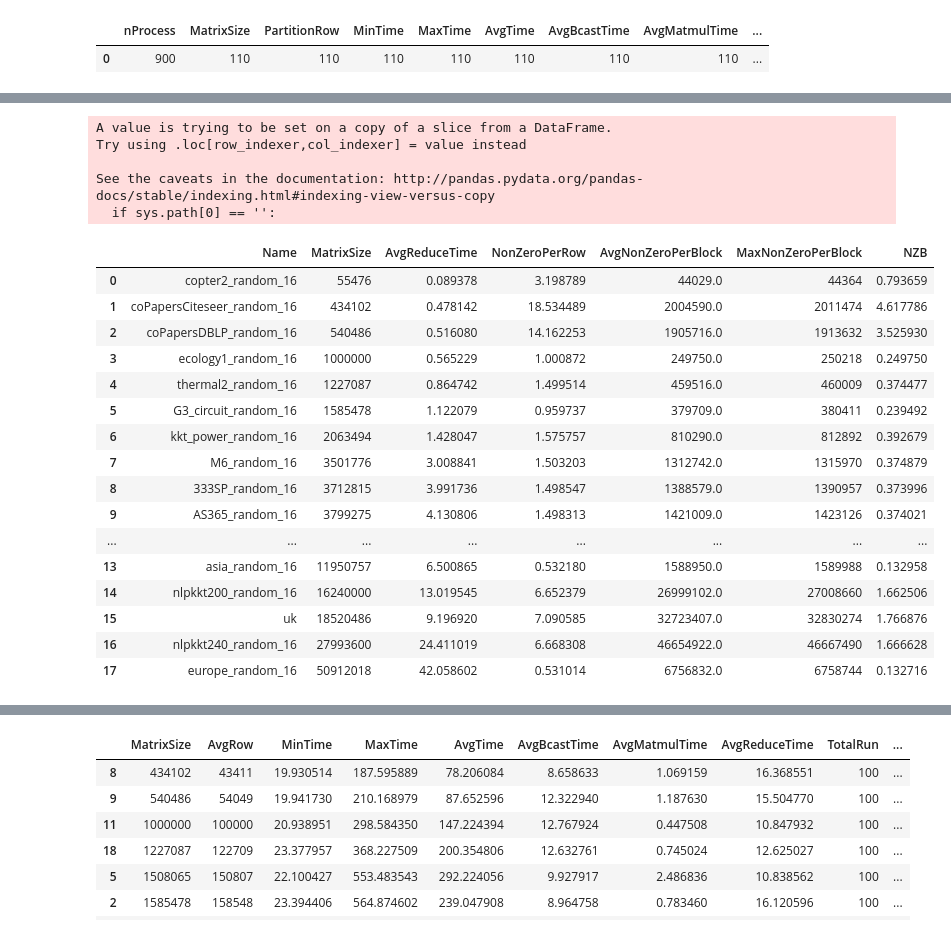
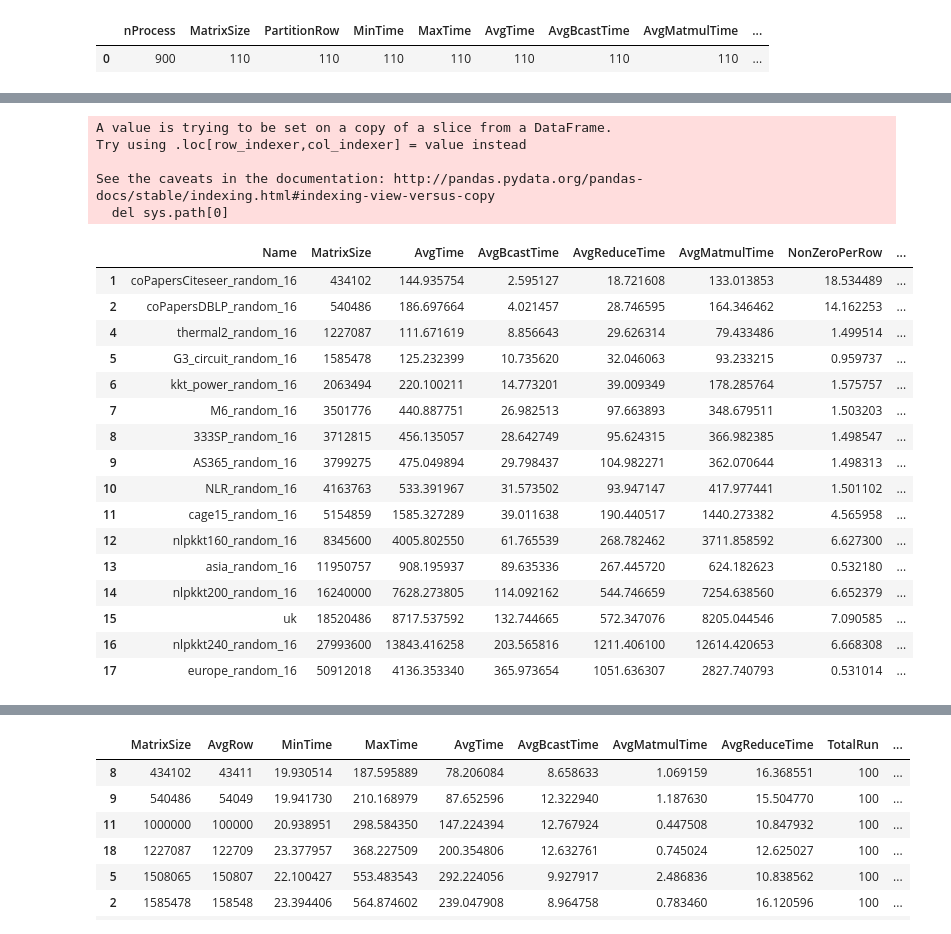
Before and after one commit to marufdsi/matvec-sparse, a Jupyter notebook: New Model for Workshop.ipynb, the cells around one changed output, grey strips where cells are left out. Drawn from its saved outputs; the diff is of its cells as text; code cells hidden in the pictures.

Commit message:
2D matrix multiplication updated

```diff
--- a/New Model for Workshop.ipynb
+++ b/New Model for Workshop.ipynb
@@ -64,38 +51,41 @@ skylake_2d
 # %%
+skylake_2d = pd.read_csv("Skylake_CSR_Random_BrCast_Reduce_SpMV.csv")
 skylake_2d_16 = skylake_2d[skylake_2d["nProcess"] == 16]
 skylake_2d_16 = skylake_2d_16.groupby("Name").mean()
 skylake_2d_16 = skylake_2d_16.reset_index()
 skylake_2d_16 = skylake_2d_16.sort_values(by=["AvgRow"])
 skylake_2d_16 = skylake_2d_16.reset_index(drop=True)
 
-skylake_2d_16.plot(kind="bar", x="MatrixSize", y="AvgReduceTime")
-data = skylake_2d_16[["Name", "MatrixSize", "AvgReduceTime", "NonZeroPerRow", "AvgNonZeroPerBlock", "MaxNonZeroPerBlock"]]
+skylake_2d_16.plot(kind="bar", x="Name", y="AvgReduceTime", color=color_list1[0])
+data = skylake_2d_16[["Name", "MatrixSize", "AvgTime", "AvgBcastTime", "AvgReduceTime", "AvgMatmulTime", "NonZeroPerRow", "AvgNonZeroPerBlock", "MaxNonZeroPerBlock"]]
 ratio = []
 for index,row in data.iterrows():
     ratio.append(row["AvgNonZeroPerBlock"]/row["MatrixSize"])
 data["NZB"] = ratio
+data = data[~data["Name"].str.contains('copter', regex=True)]
+data = data[~data["Name"].str.contains('ecology', regex=True)]
 data
 # %% [output]
 A value is trying to be set on a copy of a slice from a DataFrame.
 Try using .loc[row_indexer,col_indexer] = value instead
 
 See the caveats in the documentation: http://pandas.pydata.org/pandas-docs/stable/indexing.html#indexing-view-versus-copy
-  if sys.path[0] == '':
+  del sys.path[0]
-|  | Name | MatrixSize | AvgReduceTime | NonZeroPerRow | AvgNonZeroPerBlock | MaxNonZeroPerBlock | NZB |
-| 0 | copter2_random_16 | 55476 | 0.089378 | 3.198789 | 44029.0 | 44364 | 0.793659 |
-| 1 | coPapersCiteseer_random_16 | 434102 | 0.478142 | 18.534489 | 2004590.0 | 2011474 | 4.617786 |
-| 2 | coPapersDBLP_random_16 | 540486 | 0.516080 | 14.162253 | 1905716.0 | 1913632 | 3.525930 |
-| 3 | ecology1_random_16 | 1000000 | 0.565229 | 1.000872 | 249750.0 | 250218 | 0.249750 |
-| 4 | thermal2_random_16 | 1227087 | 0.864742 | 1.499514 | 459516.0 | 460009 | 0.374477 |
-| 5 | G3_circuit_random_16 | 1585478 | 1.122079 | 0.959737 | 379709.0 | 380411 | 0.239492 |
-| 6 | kkt_power_random_16 | 2063494 | 1.428047 | 1.575757 | 810290.0 | 812892 | 0.392679 |
-| 7 | M6_random_16 | 3501776 | 3.008841 | 1.503203 | 1312742.0 | 1315970 | 0.374879 |
-| 8 | 333SP_random_16 | 3712815 | 3.991736 | 1.498547 | 1388579.0 | 1390957 | 0.373996 |
-| 9 | AS365_random_16 | 3799275 | 4.130806 | 1.498313 | 1421009.0 | 1423126 | 0.374021 |
-| ... | ... | ... | ... | ... | ... | ... | ... |
-| 13 | asia_random_16 | 11950757 | 6.500865 | 0.532180 | 1588950.0 | 1589988 | 0.132958 |
-| 14 | nlpkkt200_random_16 | 16240000 | 13.019545 | 6.652379 | 26999102.0 | 27008660 | 1.662506 |
-| 15 | uk | 18520486 | 9.196920 | 7.090585 | 32723407.0 | 32830274 | 1.766876 |
-| 16 | nlpkkt240_random_16 | 27993600 | 24.411019 | 6.668308 | 46654922.0 | 46667490 | 1.666628 |
-| 17 | europe_random_16 | 50912018 | 42.058602 | 0.531014 | 6756832.0 | 6758744 | 0.132716 |
+|  | Name | MatrixSize | AvgTime | AvgBcastTime | AvgReduceTime | AvgMatmulTime | NonZeroPerRow | ... |
+| 1 | coPapersCiteseer_random_16 | 434102 | 144.935754 | 2.595127 | 18.721608 | 133.013853 | 18.534489 | ... |
+| 2 | coPapersDBLP_random_16 | 540486 | 186.697664 | 4.021457 | 28.746595 | 164.346462 | 14.162253 | ... |
+| 4 | thermal2_random_16 | 1227087 | 111.671619 | 8.856643 | 29.626314 | 79.433486 | 1.499514 | ... |
+| 5 | G3_circuit_random_16 | 1585478 | 125.232399 | 10.735620 | 32.046063 | 93.233215 | 0.959737 | ... |
+| 6 | kkt_power_random_16 | 2063494 | 220.100211 | 14.773201 | 39.009349 | 178.285764 | 1.575757 | ... |
+| 7 | M6_random_16 | 3501776 | 440.887751 | 26.982513 | 97.663893 | 348.679511 | 1.503203 | ... |
+| 8 | 333SP_random_16 | 3712815 | 456.135057 | 28.642749 | 95.624315 | 366.982385 | 1.498547 | ... |
+| 9 | AS365_random_16 | 3799275 | 475.049894 | 29.798437 | 104.982271 | 362.070644 | 1.498313 | ... |
+| 10 | NLR_random_16 | 4163763 | 533.391967 | 31.573502 | 93.947147 | 417.977441 | 1.501102 | ... |
+| 11 | cage15_random_16 | 5154859 | 1585.327289 | 39.011638 | 190.440517 | 1440.273382 | 4.565958 | ... |
+| 12 | nlpkkt160_random_16 | 8345600 | 4005.802550 | 61.765539 | 268.782462 | 3711.858592 | 6.627300 | ... |
+| 13 | asia_random_16 | 11950757 | 908.195937 | 89.635336 | 267.445720 | 624.182623 | 0.532180 | ... |
+| 14 | nlpkkt200_random_16 | 16240000 | 7628.273805 | 114.092162 | 544.746659 | 7254.638560 | 6.652379 | ... |
+| 15 | uk | 18520486 | 8717.537592 | 132.744665 | 572.347076 | 8205.044546 | 7.090585 | ... |
+| 16 | nlpkkt240_random_16 | 27993600 | 13843.416258 | 203.565816 | 1211.406100 | 12614.420653 | 6.668308 | ... |
+| 17 | europe_random_16 | 50912018 | 4136.353340 | 365.973654 | 1051.636307 | 2827.740793 | 0.531014 | ... |
 [drawing not drawn]
```
Also changed, not shown: parts of 4 cells of this notebook.
